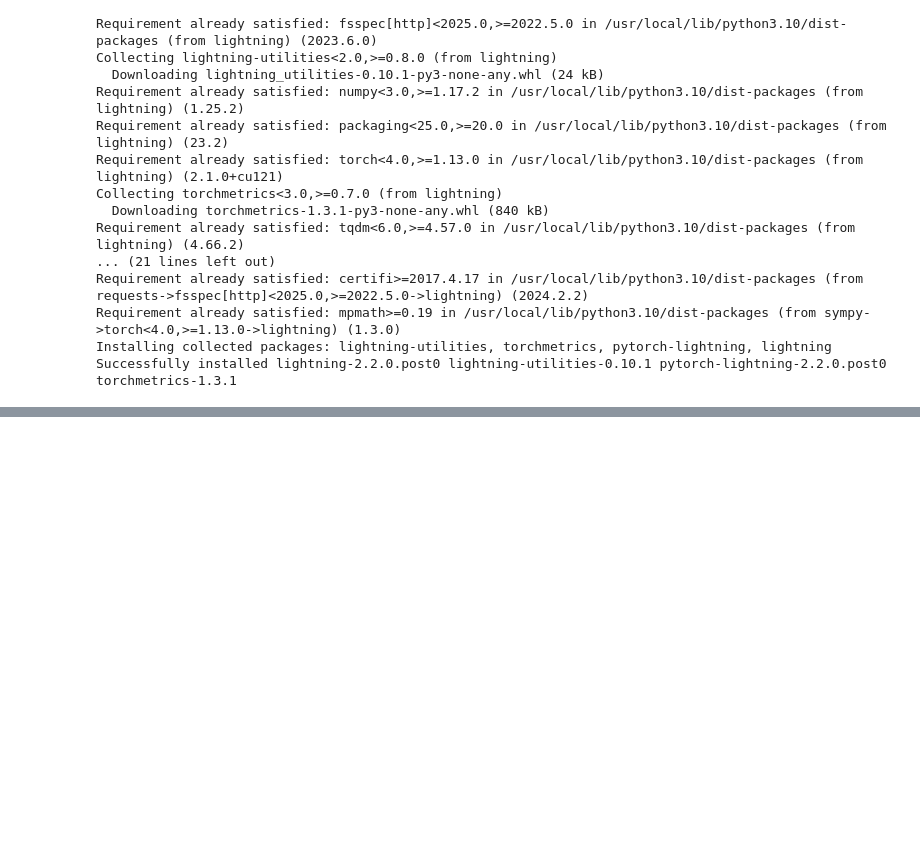
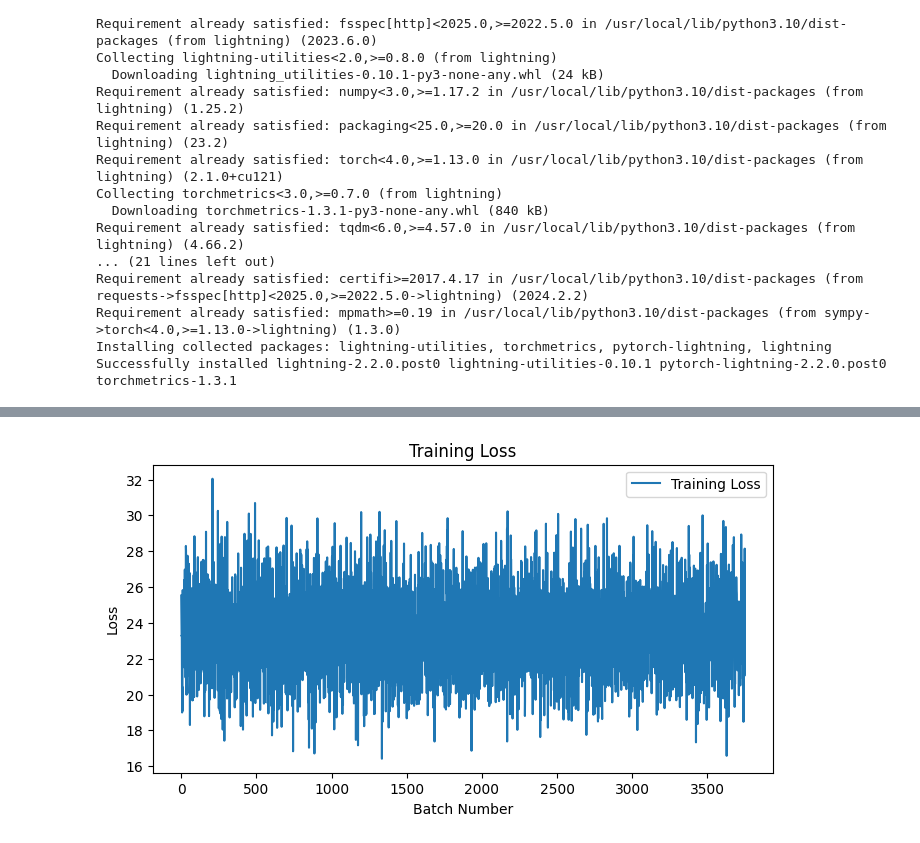
Before and after one commit to aquibjaved/BitsAndPieces-Computation, a Jupyter notebook: Simple_BitLinear_layer.ipynb, the cells around one changed output, grey strips where cells are left out. Saved outputs shown, nothing was run; the diff lists cells and outputs as text; code cells hidden in the pictures; blank space fills up the shorter version.

```diff
--- a/Simple_BitLinear_layer.ipynb
+++ b/Simple_BitLinear_layer.ipynb
@@ -230,24 +399,44 @@ F1 Score: 0.9549
 class SimpleBitNN(nn.Module):
     def __init__(self):
         super(SimpleBitNN, self).__init__()
-        self.fc1 = nn.Linear(28*28, 512)
-        self.fc2 = BitLinear(512, 10)
+        self.fc1 = BitLinear15b(in_features=28*28, out_features= 512, bias=True)
+        self.fc2 = BitLinear15b(in_features=512, out_features=10, bias=True)
 
     def forward(self, x):
         x = x.view(-1, 28*28)
-        x = F.relu(self.fc1(x))
+        x = self.fc1(x)
         x = self.fc2(x)
         return F.log_softmax(x, dim=1)
 # %%
 model = SimpleBitNN()
 optimizer = torch.optim.Adam(model.parameters(), lr=1e-3)
 criterion = nn.NLLLoss()
-num_epochs=1
-model.train() # Set the model to training mode
+num_epochs = 5
+
+losses = []  # To store loss values
+
+model.train()  # Set the model to training mode
 for epoch in range(num_epochs):
-    for batch_idx, (data, target) in enumerate(train_loader):
-        optimizer.zero_grad() # Zero the gradients
-        output = model(data) # Forward pass
-        loss = criterion(output, target) # Compute the loss
-        loss.backward() # Backward pass
-        optimizer.step() # Update parameters
+    with tqdm(enumerate(train_loader), total=len(train_loader), desc=f"Epoch {epoch+1}/{num_epochs}") as t:
+        for batch_idx, (data, target) in t:
+            optimizer.zero_grad()  # Zero the gradients
+            output = model(data)  # Forward pass
+            loss = criterion(output, target)  # Compute the loss
+            loss.backward()  # Backward pass
+            optimizer.step()  # Update parameters
+
+            losses.append(loss.item())  # Append the loss
+
+            # Optionally, update the tqdm bar with the current loss value
+            t.set_postfix(loss=loss.item())
+
+# Plotting
+plt.figure(figsize=(8, 4))
+plt.plot(losses, label='Training Loss')
+plt.title('Training Loss')
+plt.xlabel('Batch Number')
+plt.ylabel('Loss')
+plt.legend()
+plt.show()
+# %% [output]
+[figure, added]
```
Also changed, not shown: parts of 13 cells of this notebook.
